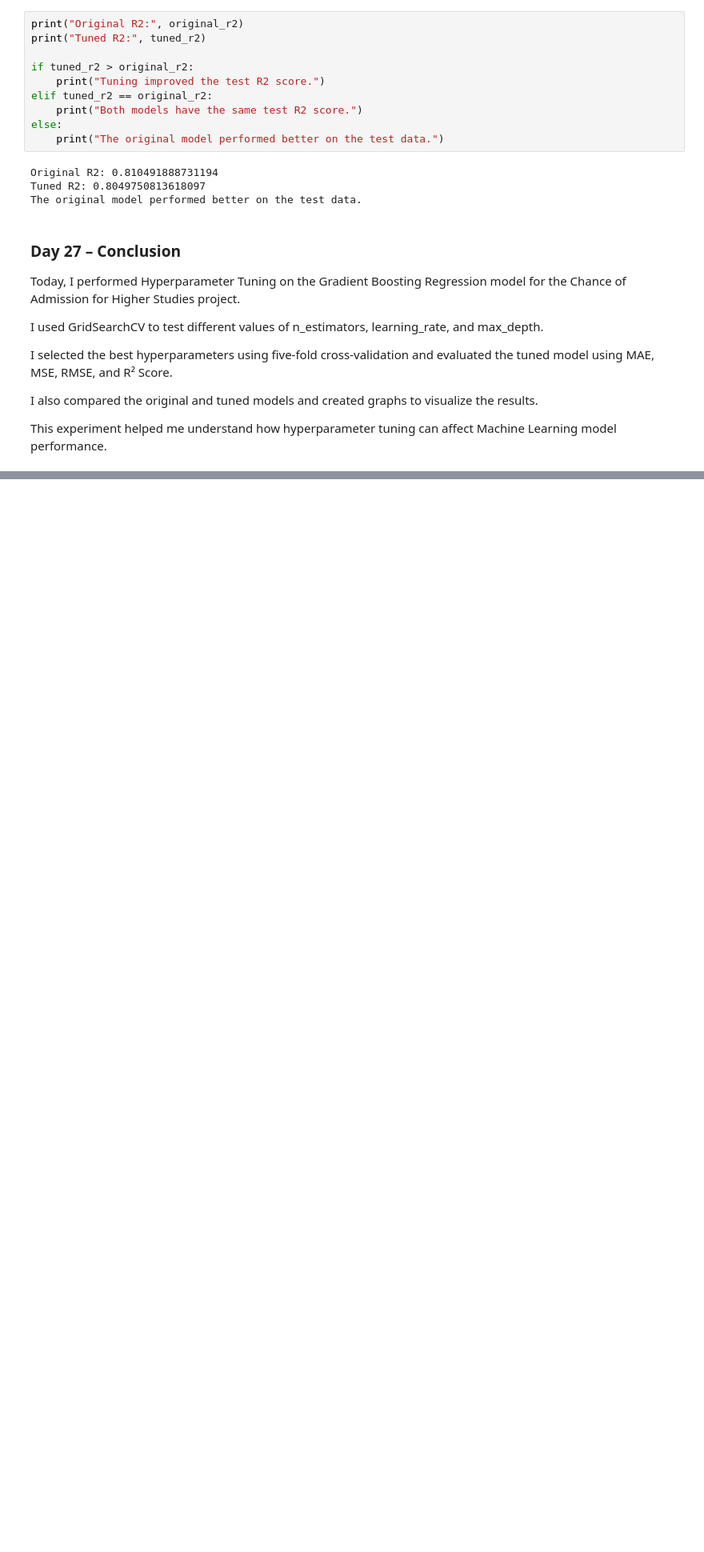
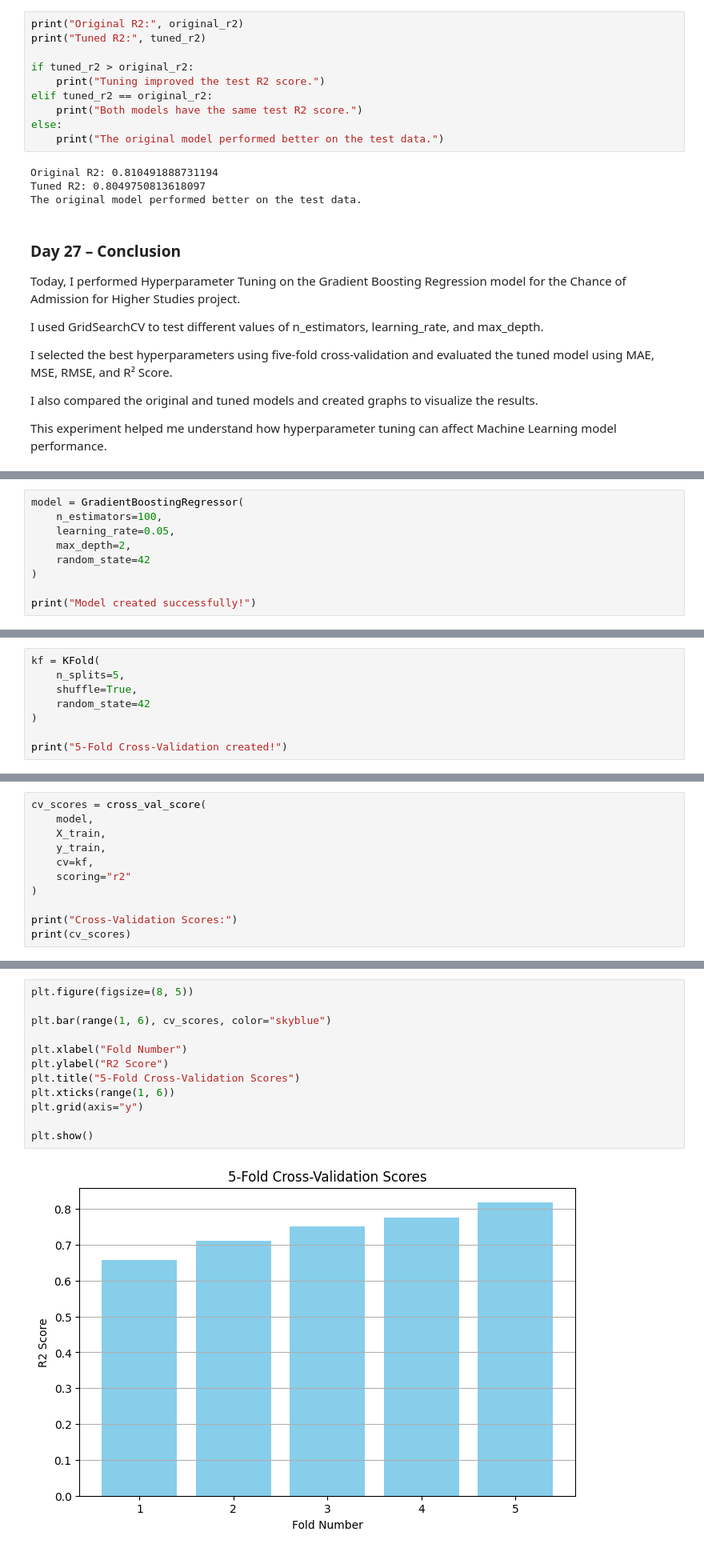
Before and after one commit to sumanamishra1120-ux/Chance-of-Admission-Higher-Studies, a Jupyter notebook: Chance_of_Admission_Higher_Studies.ipynb, the cells around one changed output, grey strips where cells are left out. Shown at 80% size. Drawn from its saved outputs; the diff is of its cells as text; blank space fills up the shorter version.

Commit message:
Day 28: Cross-Validation and Model Stability Analysis

```diff
--- a/Chance_of_Admission_Higher_Studies.ipynb
+++ b/Chance_of_Admission_Higher_Studies.ipynb
@@ -5202,0 +5268,9 @@ This experiment helped me understand how hyperparameter tuning can affect Machin
+# %%
+model = GradientBoostingRegressor(
+    n_estimators=100,
+    learning_rate=0.05,
+    max_depth=2,
+    random_state=42
+)
+
+print("Model created successfully!")
@@ -5202,0 +5279,8 @@ This experiment helped me understand how hyperparameter tuning can affect Machin
+# %%
+kf = KFold(
+    n_splits=5,
+    shuffle=True,
+    random_state=42
+)
+
+print("5-Fold Cross-Validation created!")
@@ -5202,0 +5289,11 @@ This experiment helped me understand how hyperparameter tuning can affect Machin
+# %%
+cv_scores = cross_val_score(
+    model,
+    X_train,
+    y_train,
+    cv=kf,
+    scoring="r2"
+)
+
+print("Cross-Validation Scores:")
+print(cv_scores)
@@ -5202,0 +5324,14 @@ This experiment helped me understand how hyperparameter tuning can affect Machin
+# %%
+plt.figure(figsize=(8, 5))
+
+plt.bar(range(1, 6), cv_scores, color="skyblue")
+
+plt.xlabel("Fold Number")
+plt.ylabel("R2 Score")
+plt.title("5-Fold Cross-Validation Scores")
+plt.xticks(range(1, 6))
+plt.grid(axis="y")
+
+plt.show()
+# %% [output]
+[figure, added]
```
Also changed, not shown: parts of 20 cells of this notebook.
